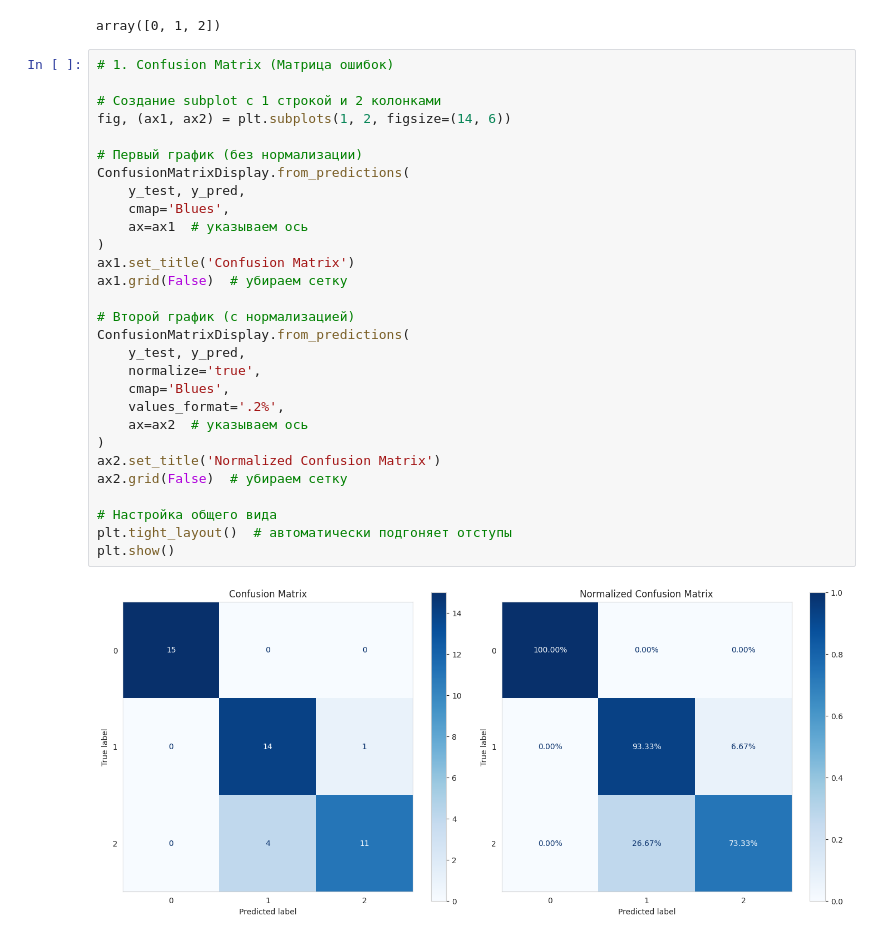
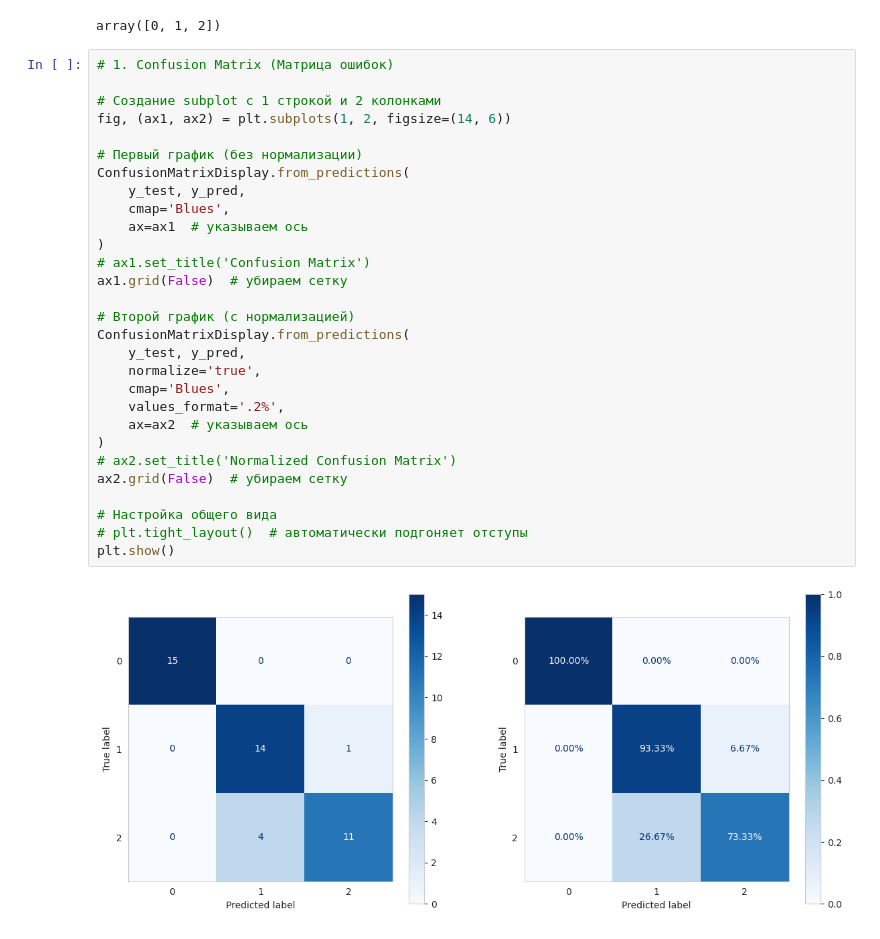
Before and after one commit to MinyaevAndrey/fchollet-deep-learning-with-python-notebooks, a Jupyter notebook: chapter04_classification-and-regression.ipynb, the cells around one changed output. Saved outputs shown, nothing was run; the diff lists cells and outputs as text.

```diff
--- a/chapter04_classification-and-regression.ipynb
+++ b/chapter04_classification-and-regression.ipynb
@@ -1050,33 +1098,33 @@ array([0, 1, 2])
 # %%
 # 1. Confusion Matrix (Матрица ошибок)
 
 # Создание subplot с 1 строкой и 2 колонками
 fig, (ax1, ax2) = plt.subplots(1, 2, figsize=(14, 6))
 
 # Первый график (без нормализации)
 ConfusionMatrixDisplay.from_predictions(
     y_test, y_pred,
     cmap='Blues',
     ax=ax1  # указываем ось
 )
-ax1.set_title('Confusion Matrix')
+# ax1.set_title('Confusion Matrix')
 ax1.grid(False)  # убираем сетку
 
 # Второй график (с нормализацией)
 ConfusionMatrixDisplay.from_predictions(
     y_test, y_pred,
     normalize='true',
     cmap='Blues',
     values_format='.2%',
     ax=ax2  # указываем ось
 )
-ax2.set_title('Normalized Confusion Matrix')
+# ax2.set_title('Normalized Confusion Matrix')
 ax2.grid(False)  # убираем сетку
 
 # Настройка общего вида
-plt.tight_layout()  # автоматически подгоняет отступы
+# plt.tight_layout()  # автоматически подгоняет отступы
 plt.show()
 # %% [output]
-[figure, old version]
+[figure, new version]
 # %%
 #  2. ROC Curve (для бинарной и многоклассовой классификации)
```
Also changed, not shown: parts of 19 cells of this notebook.
